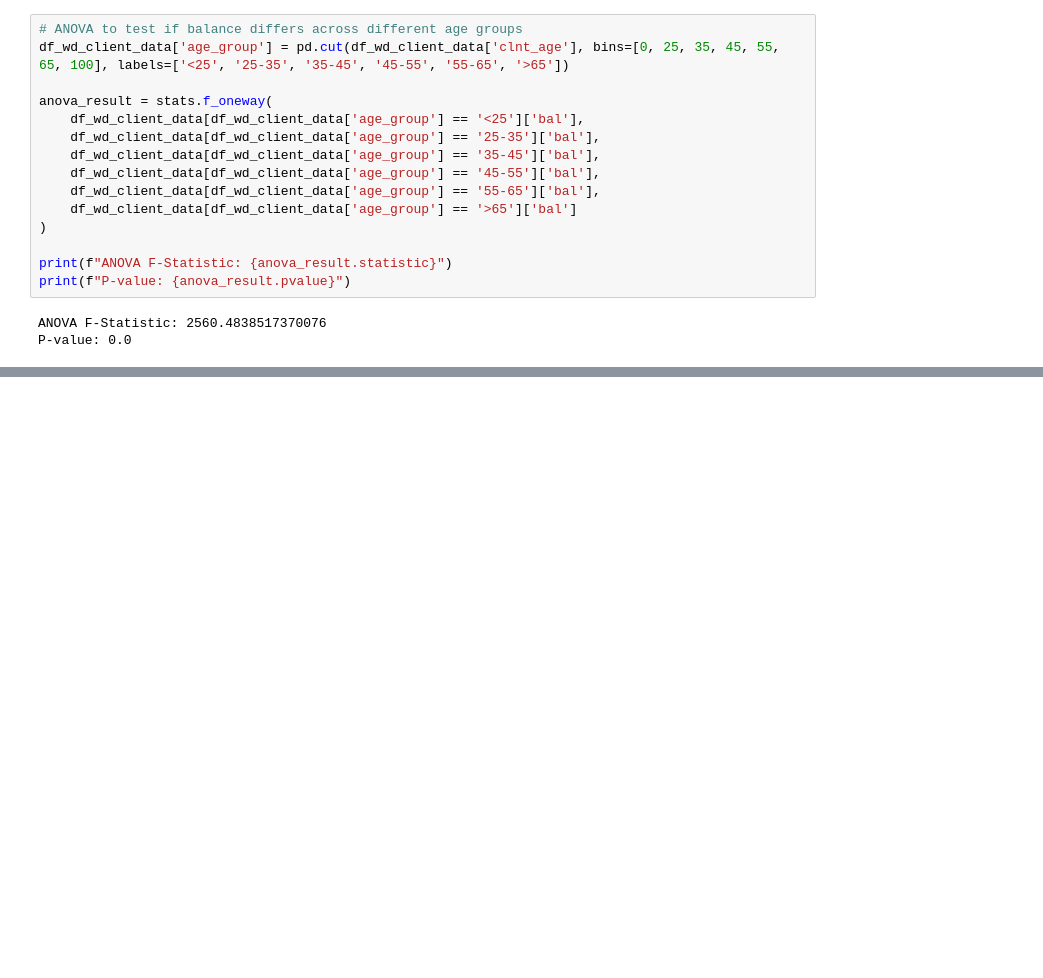
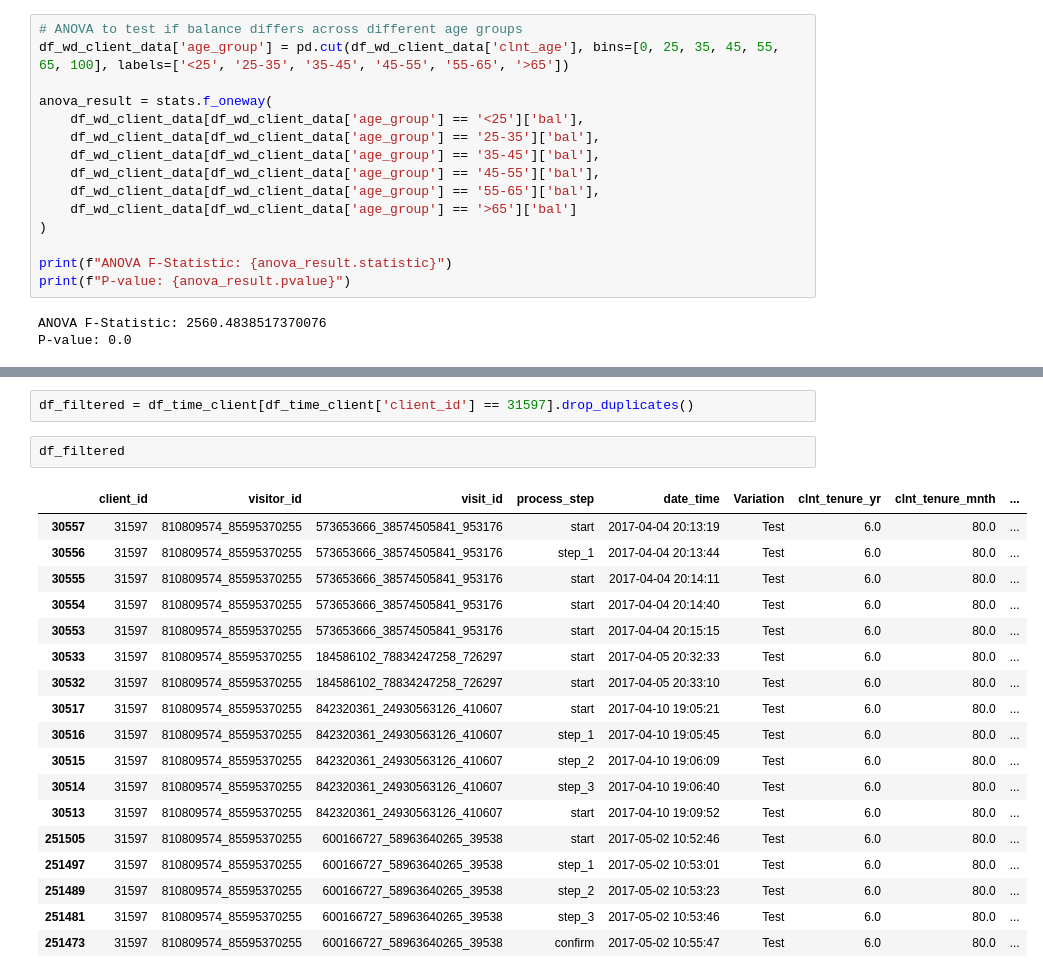
Before and after one commit to adrianbenitezrueda/ih-sp-ab-testing, a Jupyter notebook: data.ipynb, the cells around one changed output, grey strips where cells are left out. Cells and saved outputs as stored; diff of their text form; blank space fills up the shorter version.

Commit message:
Updated with client tries, fails, completes and times

```diff
--- a/data.ipynb
+++ b/data.ipynb
@@ -936,0 +1039,23 @@ P-value: 0.0
+# %%
+df_filtered = df_time_client[df_time_client['client_id'] == 31597].drop_duplicates()
+# %%
+df_filtered
+# %% [output]
+|  | client_id | visitor_id | visit_id | process_step | date_time | Variation | clnt_tenure_yr | clnt_tenure_mnth | ... |
+| 30557 | 31597 | 810809574_85595370255 | 573653666_38574505841_953176 | start | 2017-04-04 20:13:19 | Test | 6.0 | 80.0 | ... |
+| 30556 | 31597 | 810809574_85595370255 | 573653666_38574505841_953176 | step_1 | 2017-04-04 20:13:44 | Test | 6.0 | 80.0 | ... |
+| 30555 | 31597 | 810809574_85595370255 | 573653666_38574505841_953176 | start | 2017-04-04 20:14:11 | Test | 6.0 | 80.0 | ... |
+| 30554 | 31597 | 810809574_85595370255 | 573653666_38574505841_953176 | start | 2017-04-04 20:14:40 | Test | 6.0 | 80.0 | ... |
+| 30553 | 31597 | 810809574_85595370255 | 573653666_38574505841_953176 | start | 2017-04-04 20:15:15 | Test | 6.0 | 80.0 | ... |
+| 30533 | 31597 | 810809574_85595370255 | 184586102_78834247258_726297 | start | 2017-04-05 20:32:33 | Test | 6.0 | 80.0 | ... |
+| 30532 | 31597 | 810809574_85595370255 | 184586102_78834247258_726297 | start | 2017-04-05 20:33:10 | Test | 6.0 | 80.0 | ... |
+| 30517 | 31597 | 810809574_85595370255 | 842320361_24930563126_410607 | start | 2017-04-10 19:05:21 | Test | 6.0 | 80.0 | ... |
+| 30516 | 31597 | 810809574_85595370255 | 842320361_24930563126_410607 | step_1 | 2017-04-10 19:05:45 | Test | 6.0 | 80.0 | ... |
+| 30515 | 31597 | 810809574_85595370255 | 842320361_24930563126_410607 | step_2 | 2017-04-10 19:06:09 | Test | 6.0 | 80.0 | ... |
+| 30514 | 31597 | 810809574_85595370255 | 842320361_24930563126_410607 | step_3 | 2017-04-10 19:06:40 | Test | 6.0 | 80.0 | ... |
+| 30513 | 31597 | 810809574_85595370255 | 842320361_24930563126_410607 | start | 2017-04-10 19:09:52 | Test | 6.0 | 80.0 | ... |
+| 251505 | 31597 | 810809574_85595370255 | 600166727_58963640265_39538 | start | 2017-05-02 10:52:46 | Test | 6.0 | 80.0 | ... |
+| 251497 | 31597 | 810809574_85595370255 | 600166727_58963640265_39538 | step_1 | 2017-05-02 10:53:01 | Test | 6.0 | 80.0 | ... |
+| 251489 | 31597 | 810809574_85595370255 | 600166727_58963640265_39538 | step_2 | 2017-05-02 10:53:23 | Test | 6.0 | 80.0 | ... |
+| 251481 | 31597 | 810809574_85595370255 | 600166727_58963640265_39538 | step_3 | 2017-05-02 10:53:46 | Test | 6.0 | 80.0 | ... |
+| 251473 | 31597 | 810809574_85595370255 | 600166727_58963640265_39538 | confirm | 2017-05-02 10:55:47 | Test | 6.0 | 80.0 | ... |
```
Also changed, not shown: parts of 11 cells of this notebook.
